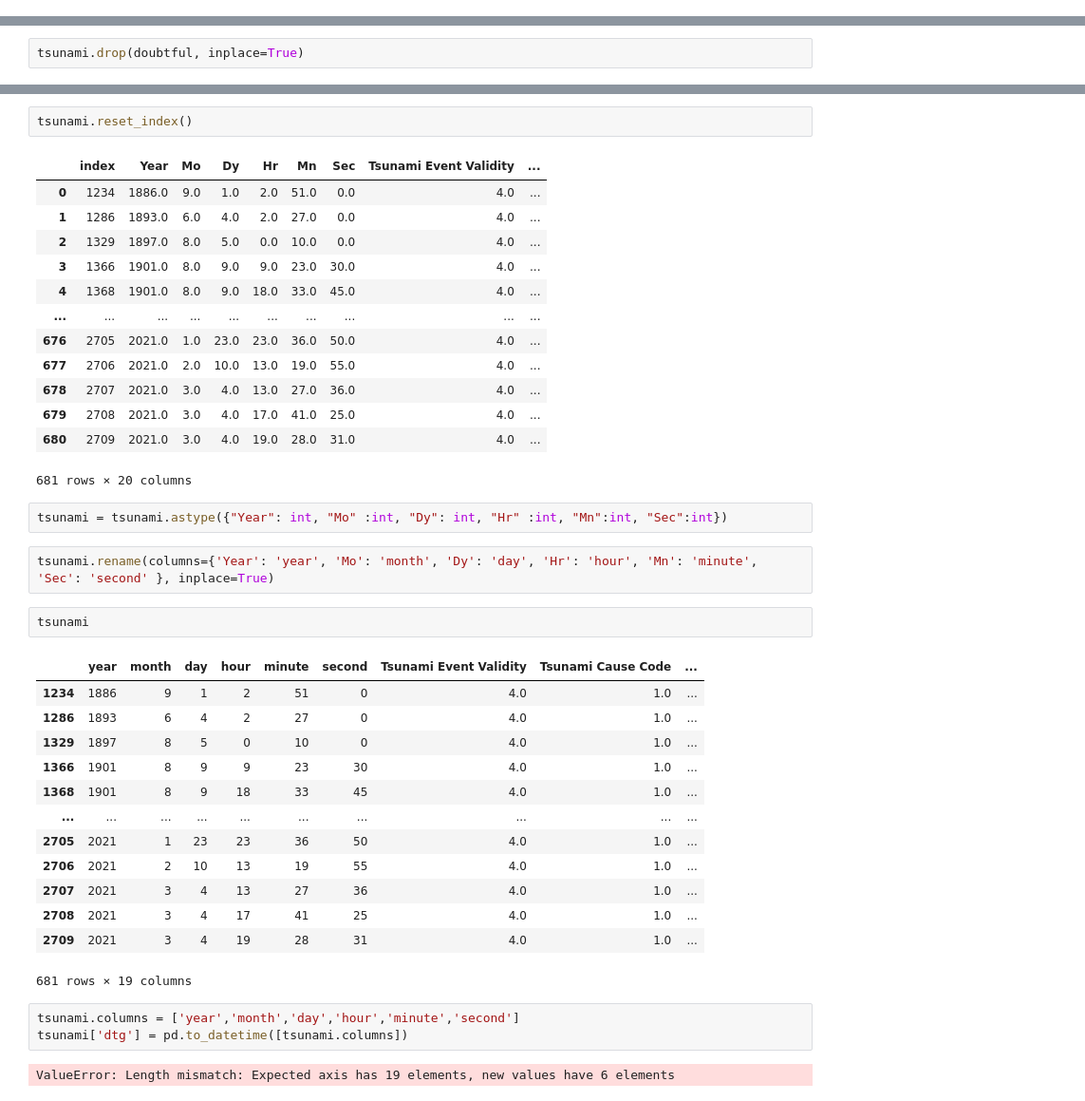
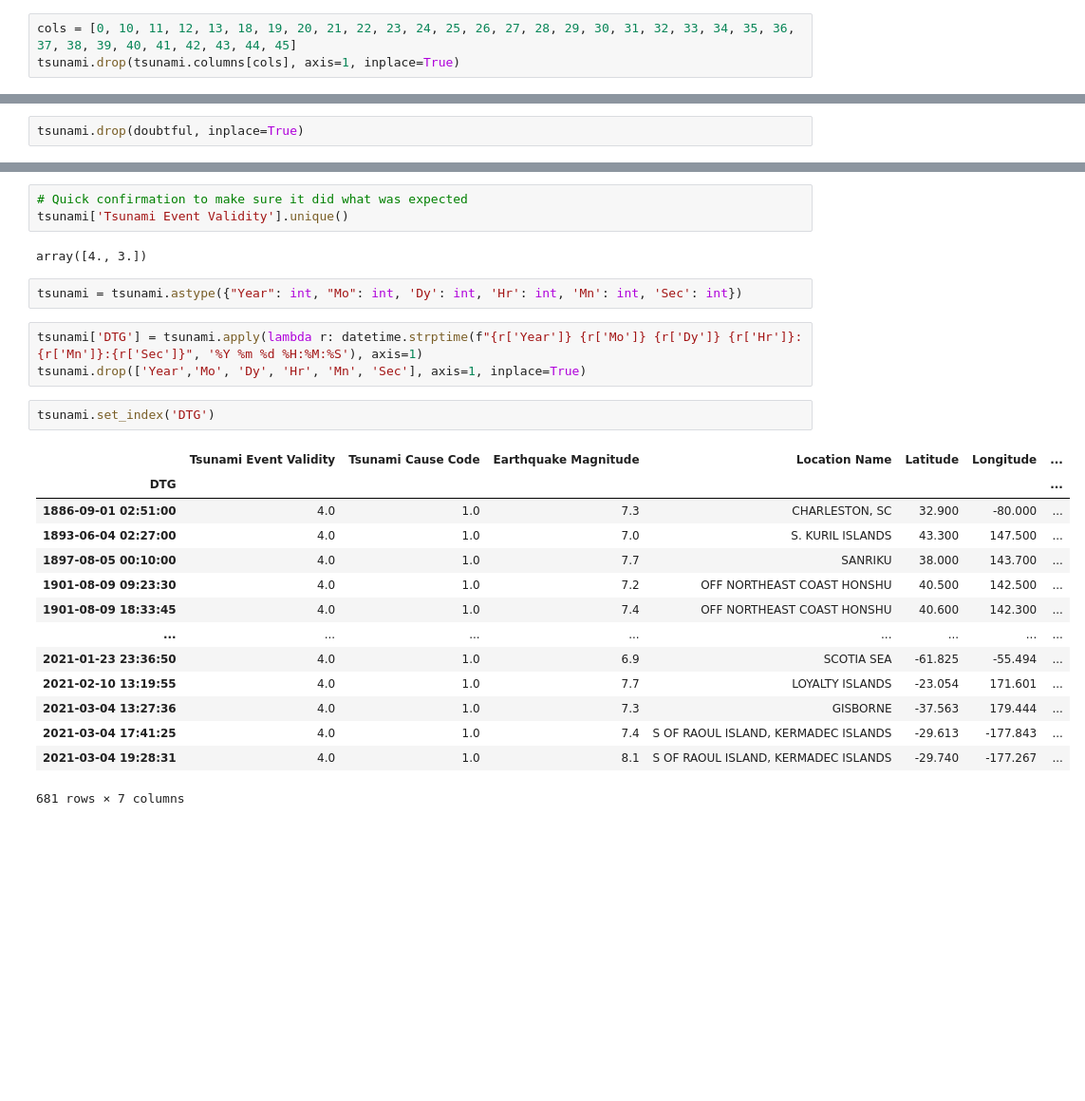
Before and after one commit to hrokr/Pybraries, a Jupyter notebook: folium/quakes/quake.ipynb, the cells around one changed output, grey strips where cells are left out. Shown at 95% size. Drawn from its saved outputs; the diff is of its cells as text; blank space fills up the shorter version.

Commit message:
Finished munging tsunami data

```diff
--- a/folium/quakes/quake.ipynb
+++ b/folium/quakes/quake.ipynb
@@ -203 +207,4 @@ tsunami = tsunami.dropna(subset=['Earthquake Magnitude', 'Year', 'Mo', 'Dy', 'Hr
+# %%
+cols = [0, 10, 11, 12, 13, 18, 19, 20, 21, 22, 23, 24, 25, 26, 27, 28, 29, 30, 31, 32, 33, 34, 35, 36, 37, 38, 39, 40, 41, 42, 43, 44, 45]
+tsunami.drop(tsunami.columns[cols], axis=1, inplace=True)
 # %%
@@ -258,41 +245,27 @@ array([4., 3.])
-# %%
-tsunami.reset_index()
-# %% [output]
-|  | index | Year | Mo | Dy | Hr | Mn | Sec | Tsunami Event Validity | ... |
-| 0 | 1234 | 1886.0 | 9.0 | 1.0 | 2.0 | 51.0 | 0.0 | 4.0 | ... |
-| 1 | 1286 | 1893.0 | 6.0 | 4.0 | 2.0 | 27.0 | 0.0 | 4.0 | ... |
-| 2 | 1329 | 1897.0 | 8.0 | 5.0 | 0.0 | 10.0 | 0.0 | 4.0 | ... |
-| 3 | 1366 | 1901.0 | 8.0 | 9.0 | 9.0 | 23.0 | 30.0 | 4.0 | ... |
-| 4 | 1368 | 1901.0 | 8.0 | 9.0 | 18.0 | 33.0 | 45.0 | 4.0 | ... |
-| ... | ... | ... | ... | ... | ... | ... | ... | ... | ... |
-| 676 | 2705 | 2021.0 | 1.0 | 23.0 | 23.0 | 36.0 | 50.0 | 4.0 | ... |
-| 677 | 2706 | 2021.0 | 2.0 | 10.0 | 13.0 | 19.0 | 55.0 | 4.0 | ... |
-| 678 | 2707 | 2021.0 | 3.0 | 4.0 | 13.0 | 27.0 | 36.0 | 4.0 | ... |
-| 679 | 2708 | 2021.0 | 3.0 | 4.0 | 17.0 | 41.0 | 25.0 | 4.0 | ... |
-| 680 | 2709 | 2021.0 | 3.0 | 4.0 | 19.0 | 28.0 | 31.0 | 4.0 | ... |
-681 rows × 20 columns
+# %%
+# Quick confirmation to make sure it did what was expected
+tsunami['Tsunami Event Validity'].unique()
+# %% [output]
+array([4., 3.])
 # %%
-tsunami = tsunami.astype({"Year": int, "Mo" :int, "Dy": int, "Hr" :int, "Mn":int, "Sec":int})
+tsunami = tsunami.astype({"Year": int, "Mo": int, 'Dy': int, 'Hr': int, 'Mn': int, 'Sec': int})
-# %%
-tsunami.rename(columns={'Year': 'year', 'Mo': 'month', 'Dy': 'day', 'Hr': 'hour', 'Mn': 'minute', 'Sec': 'second' }, inplace=True)
+# %%
+tsunami['DTG'] = tsunami.apply(lambda r: datetime.strptime(f"{r['Year']} {r['Mo']} {r['Dy']} {r['Hr']}:{r['Mn']}:{r['Sec']}", '%Y %m %d %H:%M:%S'), axis=1)
+tsunami.drop(['Year','Mo', 'Dy', 'Hr', 'Mn', 'Sec'], axis=1, inplace=True)
 # %%
-tsunami
+tsunami.set_index('DTG')
 # %% [output]
-|  | year | month | day | hour | minute | second | Tsunami Event Validity | Tsunami Cause Code | ... |
-| 1234 | 1886 | 9 | 1 | 2 | 51 | 0 | 4.0 | 1.0 | ... |
-| 1286 | 1893 | 6 | 4 | 2 | 27 | 0 | 4.0 | 1.0 | ... |
-| 1329 | 1897 | 8 | 5 | 0 | 10 | 0 | 4.0 | 1.0 | ... |
-| 1366 | 1901 | 8 | 9 | 9 | 23 | 30 | 4.0 | 1.0 | ... |
-| 1368 | 1901 | 8 | 9 | 18 | 33 | 45 | 4.0 | 1.0 | ... |
-| ... | ... | ... | ... | ... | ... | ... | ... | ... | ... |
-| 2705 | 2021 | 1 | 23 | 23 | 36 | 50 | 4.0 | 1.0 | ... |
-| 2706 | 2021 | 2 | 10 | 13 | 19 | 55 | 4.0 | 1.0 | ... |
-| 2707 | 2021 | 3 | 4 | 13 | 27 | 36 | 4.0 | 1.0 | ... |
-| 2708 | 2021 | 3 | 4 | 17 | 41 | 25 | 4.0 | 1.0 | ... |
-| 2709 | 2021 | 3 | 4 | 19 | 28 | 31 | 4.0 | 1.0 | ... |
+|  | Tsunami Event Validity | Tsunami Cause Code | Earthquake Magnitude | Location Name | Latitude | Longitude | ... |
+| DTG |  |  |  |  |  |  | ... |
+| 1886-09-01 02:51:00 | 4.0 | 1.0 | 7.3 | CHARLESTON, SC | 32.900 | -80.000 | ... |
+| 1893-06-04 02:27:00 | 4.0 | 1.0 | 7.0 | S. KURIL ISLANDS | 43.300 | 147.500 | ... |
+| 1897-08-05 00:10:00 | 4.0 | 1.0 | 7.7 | SANRIKU | 38.000 | 143.700 | ... |
+| 1901-08-09 09:23:30 | 4.0 | 1.0 | 7.2 | OFF NORTHEAST COAST HONSHU | 40.500 | 142.500 | ... |
+| 1901-08-09 18:33:45 | 4.0 | 1.0 | 7.4 | OFF NORTHEAST COAST HONSHU | 40.600 | 142.300 | ... |
+| ... | ... | ... | ... | ... | ... | ... | ... |
+| 2021-01-23 23:36:50 | 4.0 | 1.0 | 6.9 | SCOTIA SEA | -61.825 | -55.494 | ... |
+| 2021-02-10 13:19:55 | 4.0 | 1.0 | 7.7 | LOYALTY ISLANDS | -23.054 | 171.601 | ... |
+| 2021-03-04 13:27:36 | 4.0 | 1.0 | 7.3 | GISBORNE | -37.563 | 179.444 | ... |
+| 2021-03-04 17:41:25 | 4.0 | 1.0 | 7.4 | S OF RAOUL ISLAND, KERMADEC ISLANDS | -29.613 | -177.843 | ... |
+| 2021-03-04 19:28:31 | 4.0 | 1.0 | 8.1 | S OF RAOUL ISLAND, KERMADEC ISLANDS | -29.740 | -177.267 | ... |
-681 rows × 19 columns
+681 rows × 7 columns
-# %%
-tsunami.columns = ['year','month','day','hour','minute','second']
-tsunami['dtg'] = pd.to_datetime([tsunami.columns])
-# %% [output]
-ValueError: Length mismatch: Expected axis has 19 elements, new values have 6 elements
```
Also changed, not shown: parts of 15 cells of this notebook.
